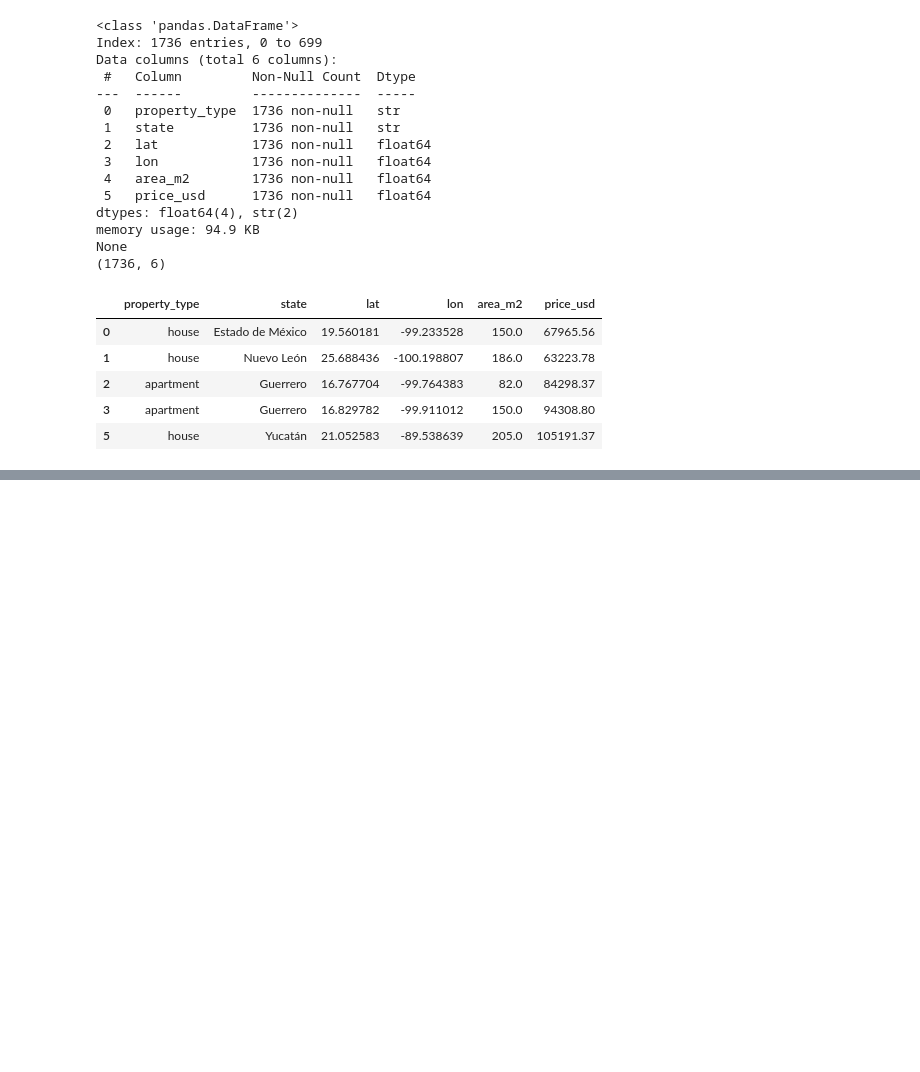
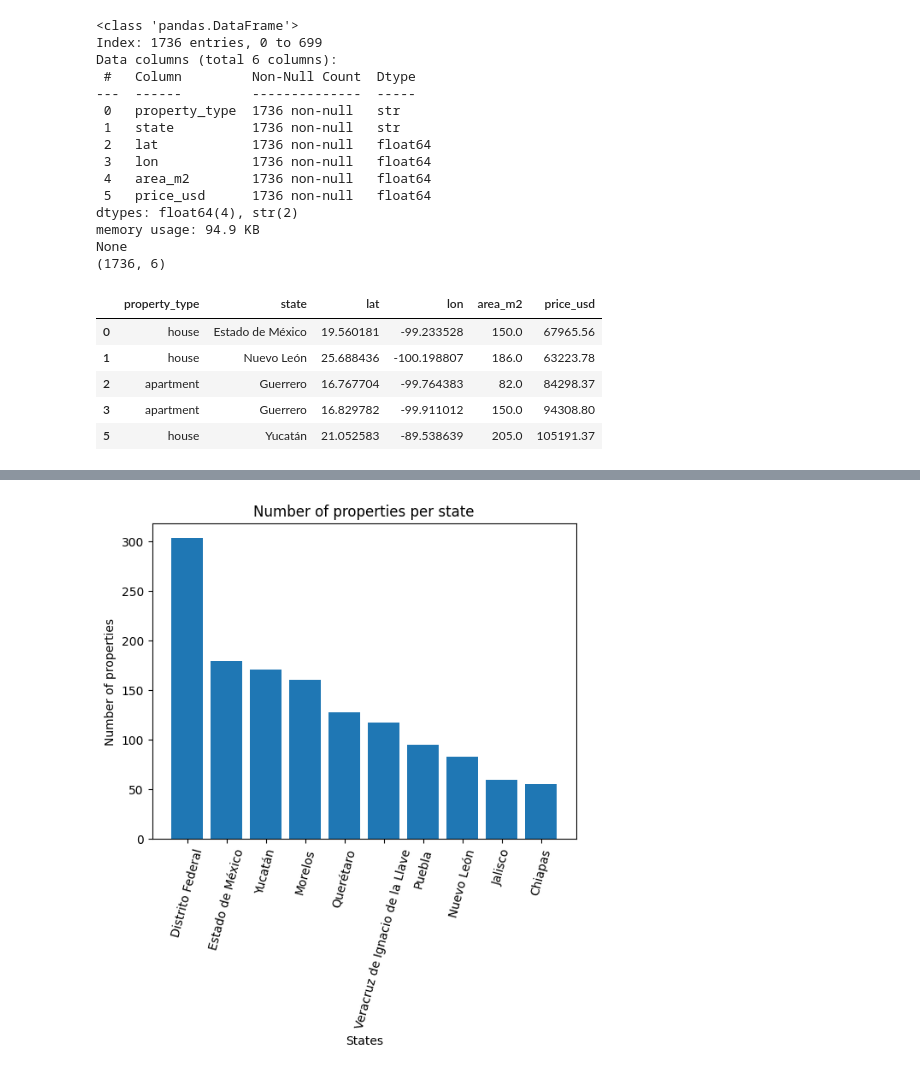
Before and after one commit to kathy254/Mexico-Real-Estate-Market-Analysis, a Jupyter notebook: Mexico_real_estate.ipynb, the cells around one changed output, grey strips where cells are left out. Cells and saved outputs as stored; diff of their text form; code cells hidden in the pictures; blank space fills up the shorter version.

Commit message:
Bar graph of properties per state

```diff
--- a/Mexico_real_estate.ipynb
+++ b/Mexico_real_estate.ipynb
@@ -245,3 +245,8 @@ fig = px.scatter_map (
 fig.update_layout(map_style="carto-positron")
 
 fig.show()
+# %%
+# Use value counts to determine the 10 most prevalent states in the data
+
+top_10 = df["state"].value_counts().head(10)
+top_10
@@ -247,0 +266,15 @@ fig.show()
+# %%
+# Plot a bar chart of the states and the number of properties per state
+
+plt.bar(x=top_10.index, height=top_10.values)
+
+# Label x and y axis
+plt.xlabel("States")
+plt.ylabel("Number of properties")
+
+# Provide title
+plt.title("Number of properties per state")
+
+plt.xticks(rotation=75);
+# %% [output]
+[figure, added]
```
Also changed, not shown: parts of 1 cell of this notebook, 1 other file.
